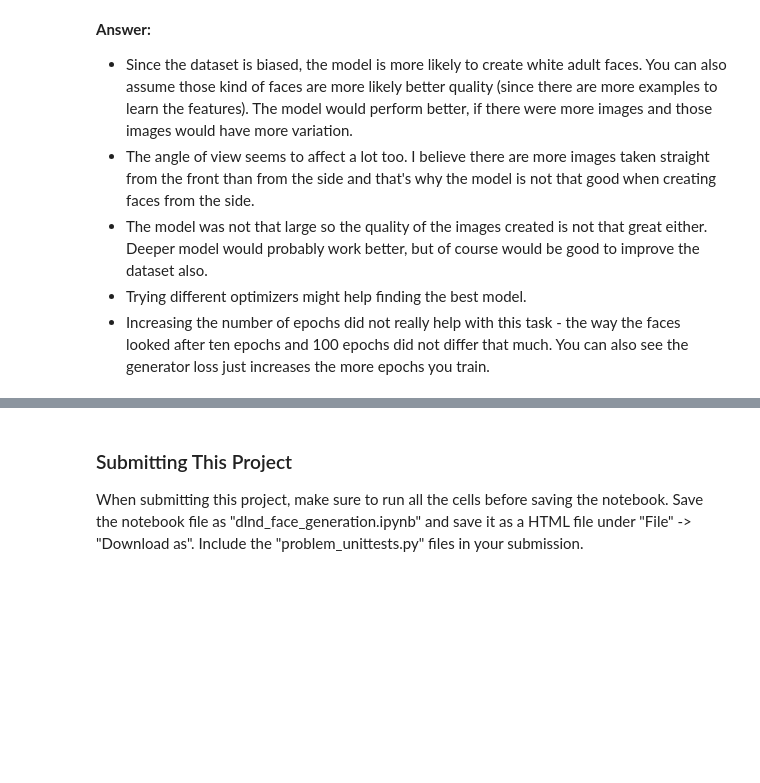
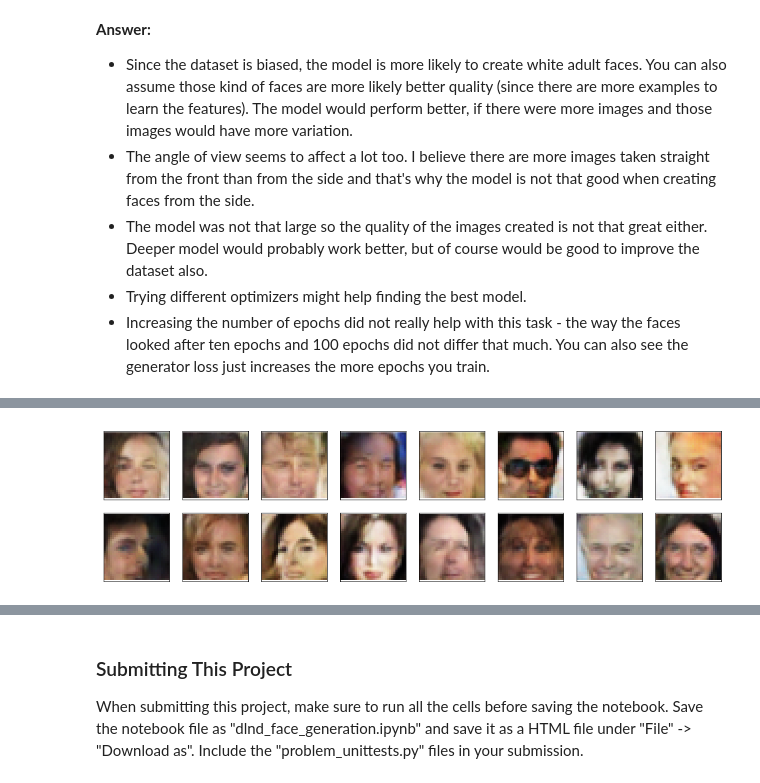
Before and after one commit to essile/face-generator, a Jupyter notebook: dlnd_face_generation.ipynb, the cells around one changed output, grey strips where cells are left out. Cells and saved outputs as stored; diff of their text form; code cells hidden in the pictures; blank space fills up the shorter version.

```diff
--- a/dlnd_face_generation.ipynb
+++ b/dlnd_face_generation.ipynb
@@ -697,0 +706,4 @@ When you answer this question, consider the following factors:
+# %%
+_ = view_samples(10, samples)
+# %% [output]
+[figure, added]
```
Also changed, not shown: parts of 6 cells of this notebook.
